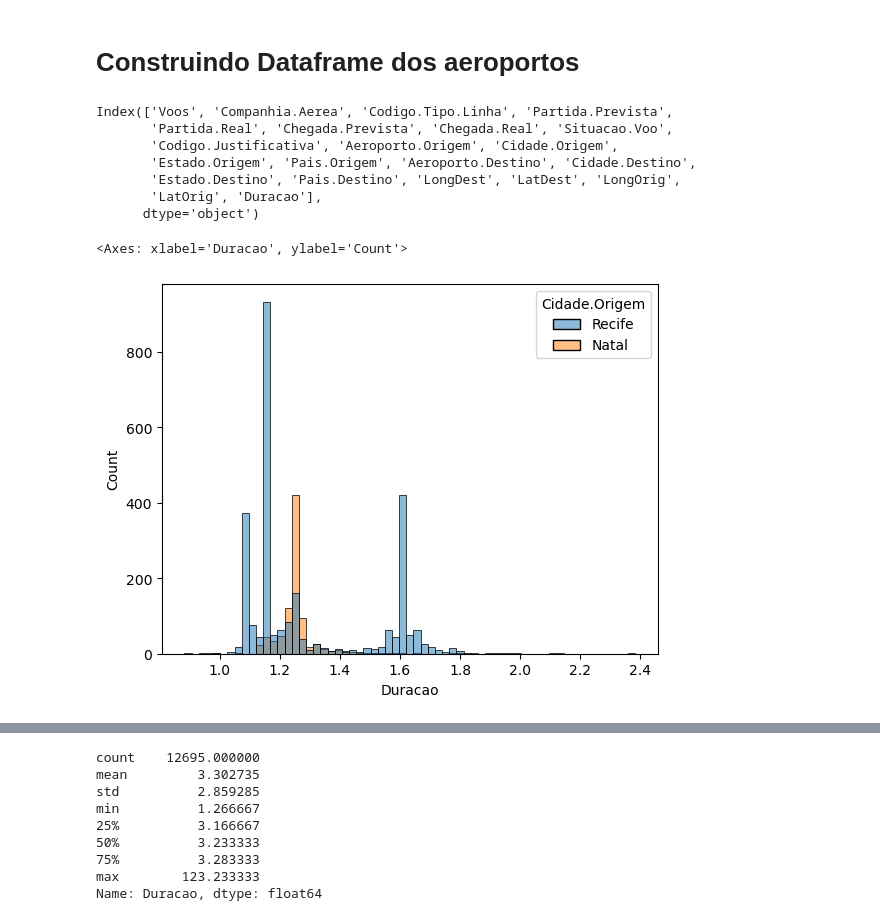
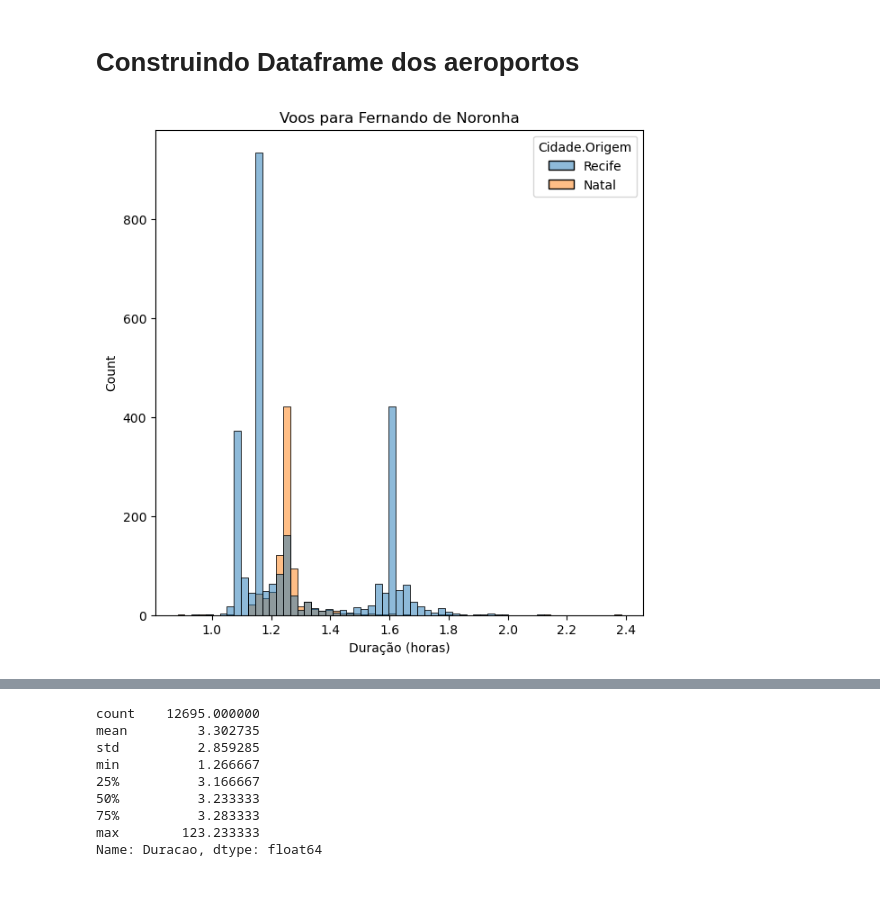
Before and after one commit to mtsodf/algoritmos, a Jupyter notebook: semana09/semana09_anac.ipynb, the cells around one changed output, grey strips where cells are left out. Cells and saved outputs as stored; diff of their text form; code cells hidden in the pictures; blank space fills up the shorter version.

```diff
--- a/semana09/semana09_anac.ipynb
+++ b/semana09/semana09_anac.ipynb
@@ -86,21 +86,12 @@ df["Duracao"] = df["Chegada.Real"] - df["Partida.Real"]
 
 # Convert duracao to hours
 df["Duracao"] = df["Duracao"].apply(lambda x: x.total_seconds() / 3600)
-# %%
-df.columns
-# %% [output]
-Index(['Voos', 'Companhia.Aerea', 'Codigo.Tipo.Linha', 'Partida.Prevista',
-       'Partida.Real', 'Chegada.Prevista', 'Chegada.Real', 'Situacao.Voo',
-       'Codigo.Justificativa', 'Aeroporto.Origem', 'Cidade.Origem',
-       'Estado.Origem', 'Pais.Origem', 'Aeroporto.Destino', 'Cidade.Destino',
-       'Estado.Destino', 'Pais.Destino', 'LongDest', 'LatDest', 'LongOrig',
-       'LatOrig', 'Duracao'],
-      dtype='object')
 # %%
 fig, ax = plt.subplots(figsize=(7, 7))
-sns.histplot(data=df[(df["Cidade.Destino"] == "Fernando De Noronha") & (df["Duracao"] > 0)], x="Duracao", hue="Cidade.Origem", ax=ax)
-plt.savefig("histograma_fernando_noronha.pdf", bbox_inches='tight')
+sns.histplot(data=df[(df["Cidade.Destino"] == "Fernando De Noronha") & (df["Duracao"] > 0) & (df["Situacao.Voo"] != "Cancelado")], x="Duracao", hue="Cidade.Origem", ax=ax)
+ax.set_title("Voos para Fernando de Noronha")
+ax.set_xlabel("Duração (horas)")
+plt.savefig("./tex/figs/histograma_fernando_noronha.pdf", bbox_inches='tight')
 plt.show()
 # %% [output]
-<Axes: xlabel='Duracao', ylabel='Count'>
-[figure, old version]
+[figure, new version]
```
Also changed, not shown: parts of 11 cells of this notebook.
